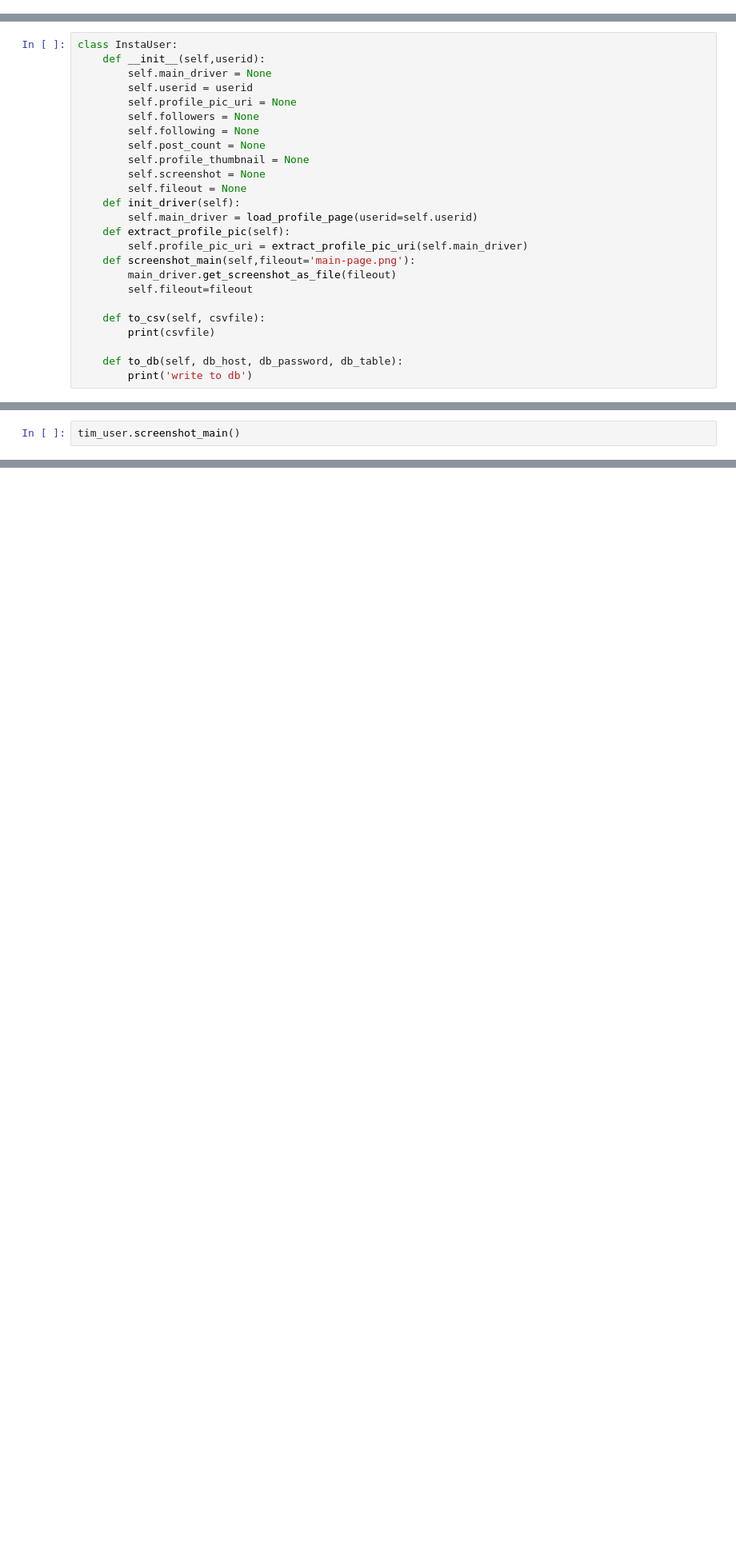
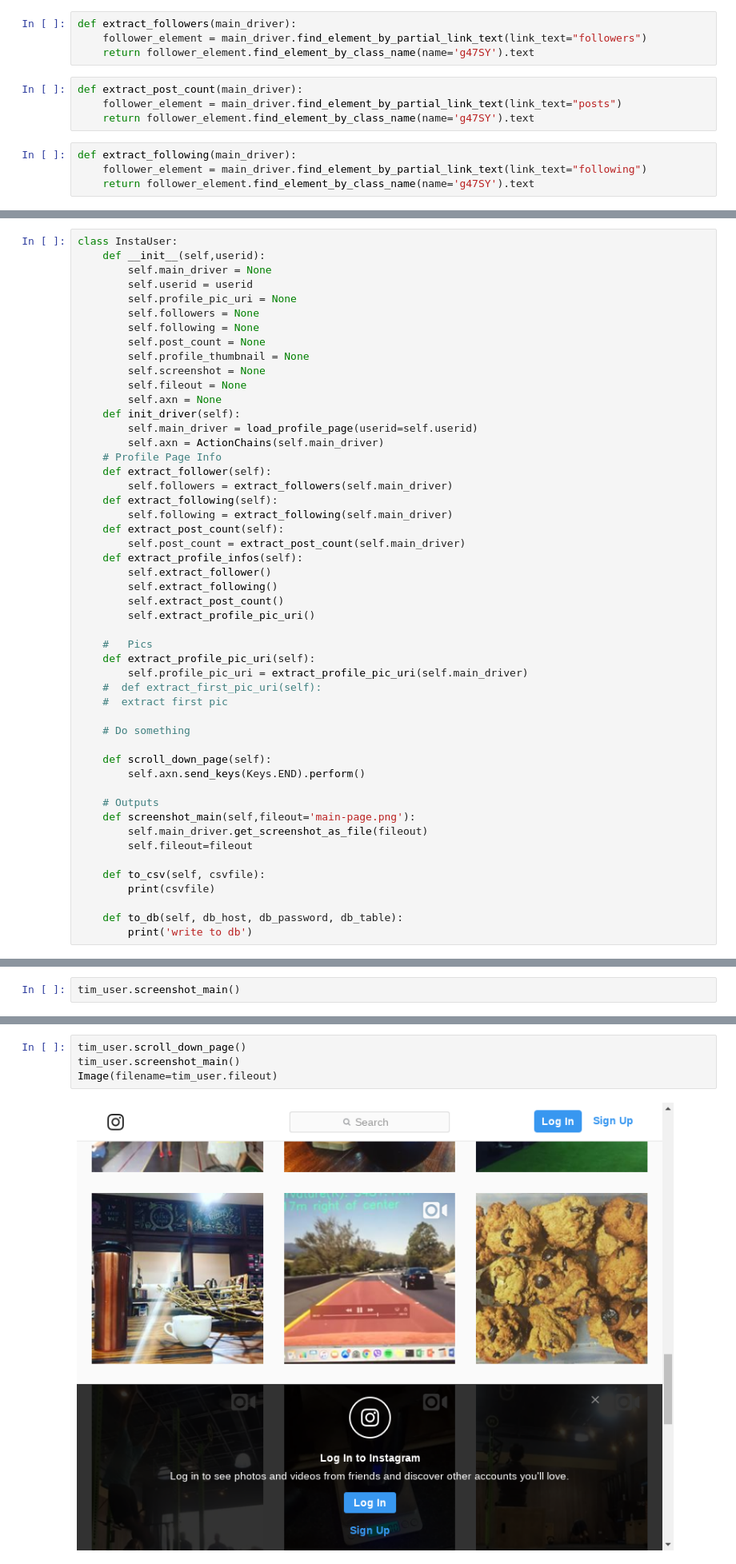
Before and after one commit to internetoftim/MirrorrDataExtraction, a Jupyter notebook: Extract Profile Info.ipynb, the cells around one changed output, grey strips where cells are left out. Shown at 80% size. Drawn from its saved outputs; the diff is of its cells as text; blank space fills up the shorter version.

Commit message:
created profile info extractors

```diff
--- a/Extract Profile Info.ipynb
+++ b/Extract Profile Info.ipynb
@@ -37,6 +37,18 @@ def load_profile_page(userid,driver_path='./chromedriver'):
 def extract_profile_pic_uri (main_driver):
     pic_url = main_driver.find_element_by_class_name(name='_6q-tv')
     return pic_url.get_attribute(name='src')
+# %%
+def extract_followers(main_driver):
+    follower_element = main_driver.find_element_by_partial_link_text(link_text="followers")
+    return follower_element.find_element_by_class_name(name='g47SY').text
+# %%
+def extract_post_count(main_driver):
+    follower_element = main_driver.find_element_by_partial_link_text(link_text="posts")
+    return follower_element.find_element_by_class_name(name='g47SY').text
+# %%
+def extract_following(main_driver):
+    follower_element = main_driver.find_element_by_partial_link_text(link_text="following")
+    return follower_element.find_element_by_class_name(name='g47SY').text
 # %%
 def download_profile_pic(userid,output_path='./'):
     main_driver = load_profile_page(userid=userid)
@@ -96,12 +87,37 @@ class InstaUser:
         self.profile_thumbnail = None
         self.screenshot = None
         self.fileout = None
+        self.axn = None
     def init_driver(self):
         self.main_driver = load_profile_page(userid=self.userid)
-    def extract_profile_pic(self):
+        self.axn = ActionChains(self.main_driver)
+    # Profile Page Info
+    def extract_follower(self):
+        self.followers = extract_followers(self.main_driver)
+    def extract_following(self):
+        self.following = extract_following(self.main_driver)
+    def extract_post_count(self):
+        self.post_count = extract_post_count(self.main_driver)
+    def extract_profile_infos(self):
+        self.extract_follower()
+        self.extract_following()
+        self.extract_post_count()
+        self.extract_profile_pic_uri()
+
+    #   Pics
+    def extract_profile_pic_uri(self):
         self.profile_pic_uri = extract_profile_pic_uri(self.main_driver)
+    #  def extract_first_pic_uri(self):
+    #  extract first pic
+
+    # Do something
+
+    def scroll_down_page(self):
+        self.axn.send_keys(Keys.END).perform()
+
+    # Outputs
     def screenshot_main(self,fileout='main-page.png'):
-        main_driver.get_screenshot_as_file(fileout)
+        self.main_driver.get_screenshot_as_file(fileout)
         self.fileout=fileout
 
     def to_csv(self, csvfile):
@@ -129,0 +151,6 @@ tim_user.fileout
+# %%
+tim_user.scroll_down_page()
+tim_user.screenshot_main()
+Image(filename=tim_user.fileout)
+# %% [output]
+[figure, added]
```
Also changed, not shown: parts of 9 cells of this notebook.
